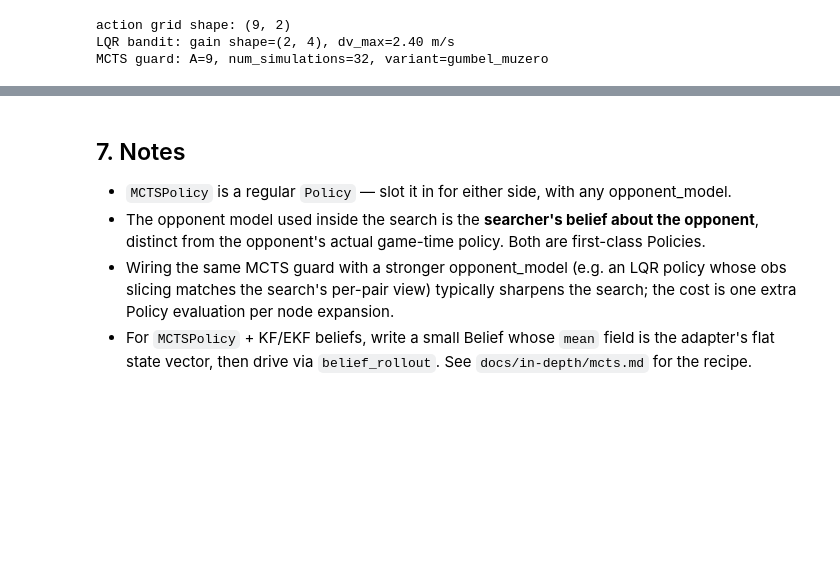
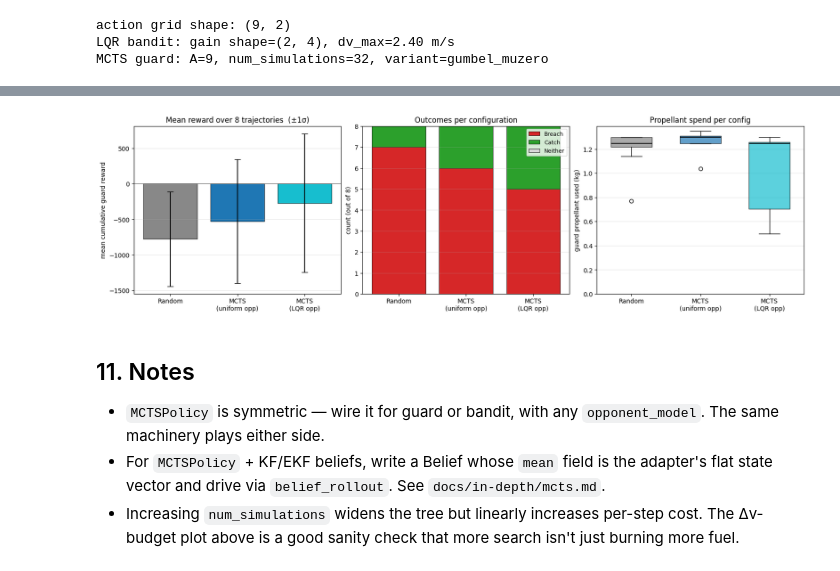
Before and after one commit to sisl/OrbitalGym, a Jupyter notebook: examples/lbg_ring_intercept.ipynb, the cells around one changed output, grey strips where cells are left out. Cells and saved outputs as stored; diff of their text form; code cells hidden in the pictures; blank space fills up the shorter version.

```diff
--- a/examples/lbg_ring_intercept.ipynb
+++ b/examples/lbg_ring_intercept.ipynb
@@ -318,15 +1041,62 @@ MCTS reward improvement over random: +249.8
+# %%
+names = [n for n, _, _ in configs]
+colors = [c for _, _, c in configs]
+mean_r = np.array([results[n][0].mean() for n in names])
+std_r = np.array([results[n][0].std() for n in names])
+breach_counts = np.array([results[n][2] for n in names])
+catch_counts = np.array([results[n][3] for n in names])
+neither_counts = N_TRAJ - breach_counts - catch_counts
+prop_arrays = [results[n][1] for n in names]
+
+fig, axes = plt.subplots(1, 3, figsize=(16, 4.5), constrained_layout=True)
+
+# (a) Mean cumulative guard reward, with ±1 σ error bars.
+ax = axes[0]
+ax.bar(names, mean_r, yerr=std_r, color=colors, edgecolor='black',
+       linewidth=0.6, capsize=5)
+ax.axhline(0, color='k', linewidth=0.5)
+ax.set_ylabel('mean cumulative guard reward')
+ax.set_title(f'Mean reward over {N_TRAJ} trajectories  (±1σ)')
+ax.grid(axis='y', alpha=0.3)
+
+# (b) Outcome stack: breaches + catches + neither.
+ax = axes[1]
+x = np.arange(len(names))
+ax.bar(x, breach_counts, color='tab:red', edgecolor='black', linewidth=0.6, label='Breach')
+ax.bar(x, catch_counts, bottom=breach_counts,
+       color='tab:green', edgecolor='black', linewidth=0.6, label='Catch')
+ax.bar(x, neither_counts, bottom=breach_counts + catch_counts,
+       color='lightgray', edgecolor='black', linewidth=0.6, label='Neither')
+ax.set_xticks(x); ax.set_xticklabels(names)
+ax.set_ylabel(f'count (out of {N_TRAJ})')
+ax.set_ylim(0, N_TRAJ)
+ax.set_title('Outcomes per configuration')
+ax.legend(loc='best', fontsize=9)
+ax.grid(axis='y', alpha=0.3)
+
+# (c) Propellant-used distribution per config.
+ax = axes[2]
+bp = ax.boxplot(prop_arrays, labels=names, patch_artist=True, widths=0.6,
+                medianprops=dict(color='black', linewidth=1.5))
+for patch, c in zip(bp['boxes'], colors):
+    patch.set_facecolor(c)
+    patch.set_alpha(0.7)
+ax.set_ylabel('guard propellant used (kg)')
+ax.set_title('Propellant spend per config')
+ax.grid(axis='y', alpha=0.3)
+ax.set_ylim(bottom=0)
+
+plt.show()
+# %% [output]
+[figure, added]
 # %% [markdown]
-## 7. Notes
+## 11. Notes
 
-- `MCTSPolicy` is a regular `Policy` — slot it in for either side, with
-  any opponent_model.
-- The opponent model used inside the search is the **searcher's belief
-  about the opponent**, distinct from the opponent's actual game-time
-  policy. Both are first-class Policies.
-- Wiring the same MCTS guard with a stronger opponent_model (e.g. an LQR
-  policy whose obs slicing matches the search's per-pair view) typically
-  sharpens the search; the cost is one extra Policy evaluation per node
-  expansion.
-- For `MCTSPolicy` + KF/EKF beliefs, write a small Belief whose `mean`
-  field is the adapter's flat state vector, then drive via
-  `belief_rollout`. See `docs/in-depth/mcts.md` for the recipe.
+- `MCTSPolicy` is symmetric — wire it for guard or bandit, with any
+  `opponent_model`. The same machinery plays either side.
+- For `MCTSPolicy` + KF/EKF beliefs, write a Belief whose `mean`
+  field is the adapter's flat state vector and drive via
+  `belief_rollout`. See `docs/in-depth/mcts.md`.
+- Increasing `num_simulations` widens the tree but linearly increases
+  per-step cost. The Δv-budget plot above is a good sanity check that
+  more search isn't just burning more fuel.
```
Also changed, not shown: parts of 27 cells of this notebook, 4 other files.
